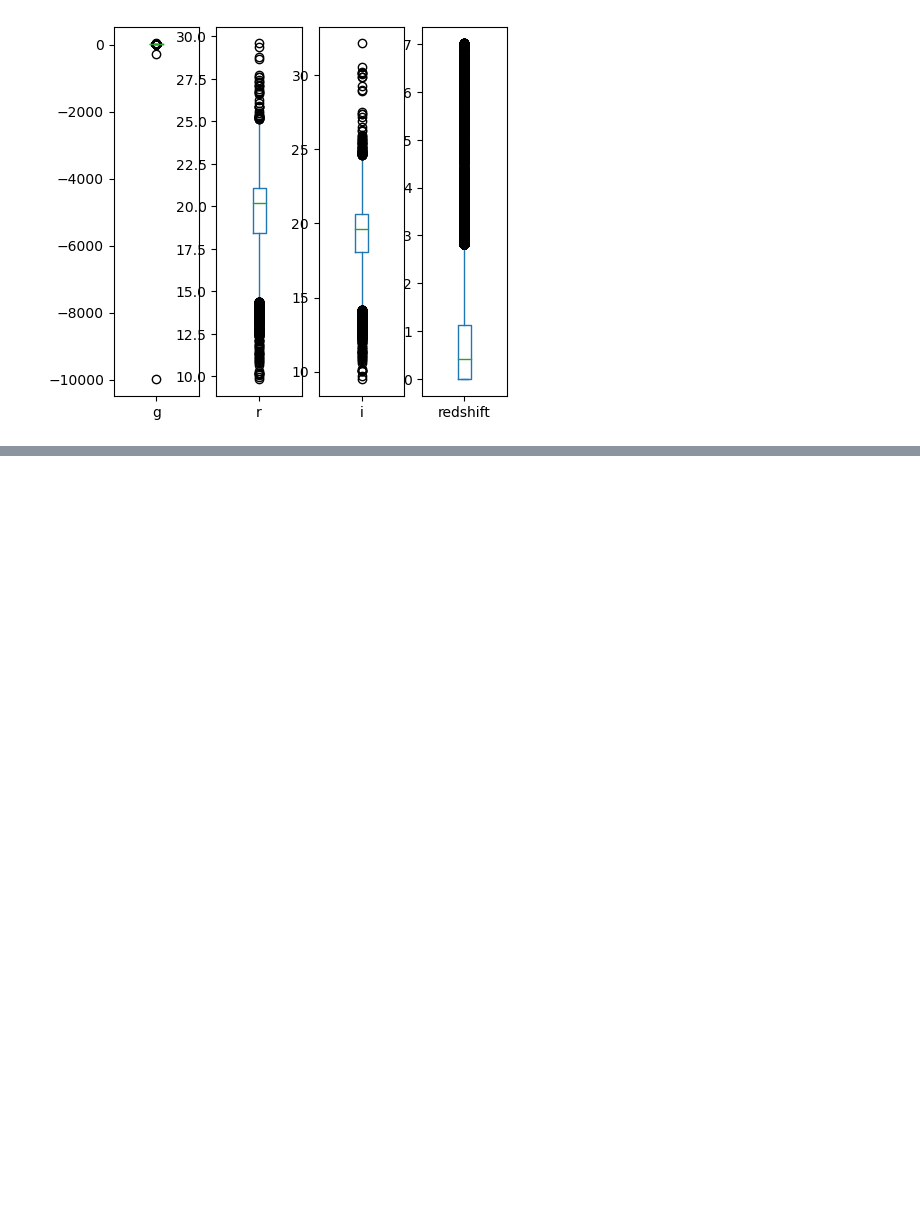
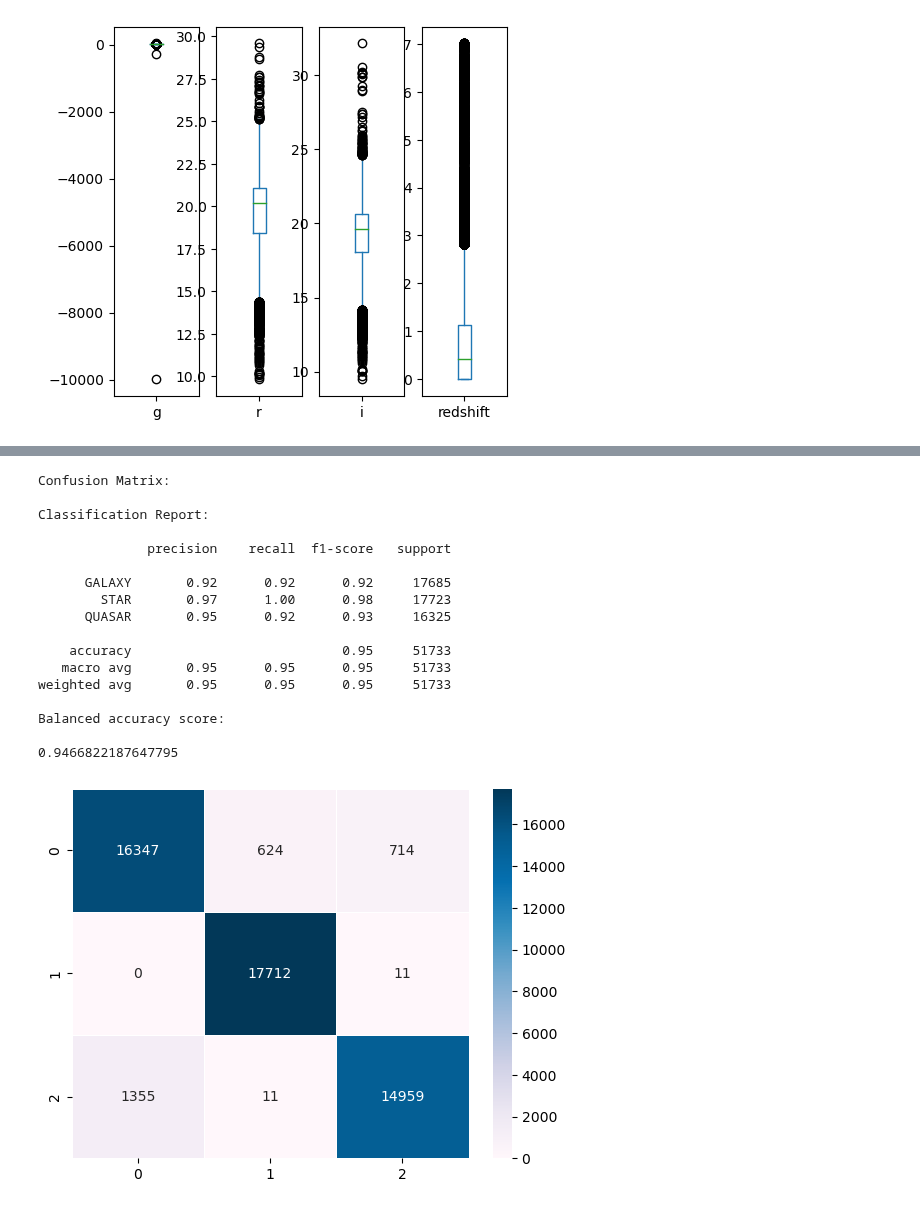
Before and after one commit to danielfcarvalho/stellar_class_ml, a Jupyter notebook: star.ipynb, the cells around one changed output, grey strips where cells are left out. Drawn from its saved outputs; the diff is of its cells as text; code cells hidden in the pictures; blank space fills up the shorter version.

```diff
--- a/star.ipynb
+++ b/star.ipynb
@@ -177,0 +267,24 @@ x = scaler.transform(x)
+# %%
+# With L2 regularization
+clf = LogisticRegression(max_iter=1000, solver='saga', penalty='l2')
+
+y_pred = basic_train_and_test(clf, x_train, x_test, y_train, y_test)
+# %% [output]
+Confusion Matrix:
+
+Classification Report:
+
+              precision    recall  f1-score   support
+
+      GALAXY       0.92      0.92      0.92     17685
+        STAR       0.97      1.00      0.98     17723
+      QUASAR       0.95      0.92      0.93     16325
+
+    accuracy                           0.95     51733
+   macro avg       0.95      0.95      0.95     51733
+weighted avg       0.95      0.95      0.95     51733
+
+Balanced accuracy score:
+
+0.9466822187647795
+[figure, added]
```
Also changed, not shown: parts of 26 cells of this notebook.
